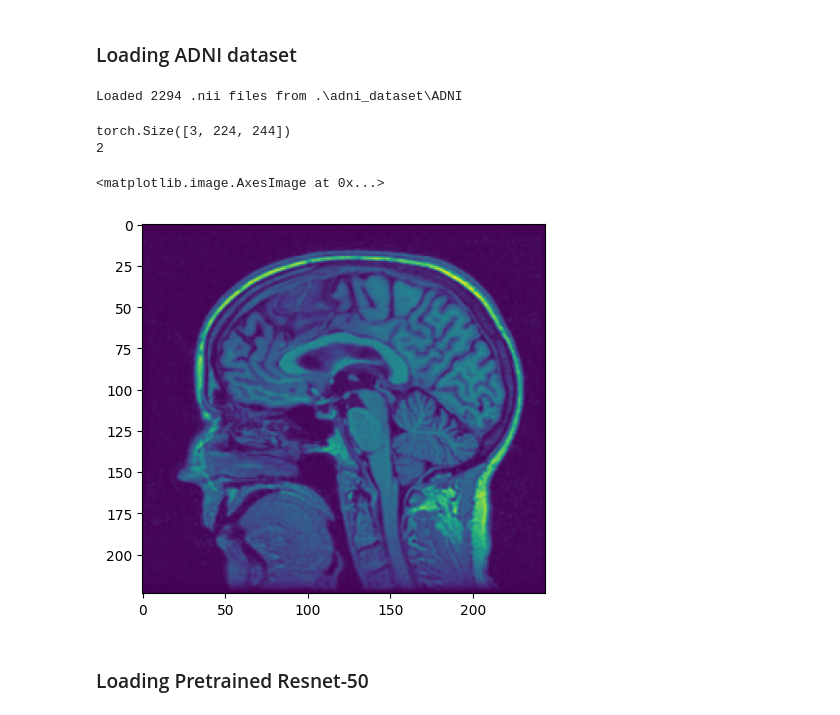
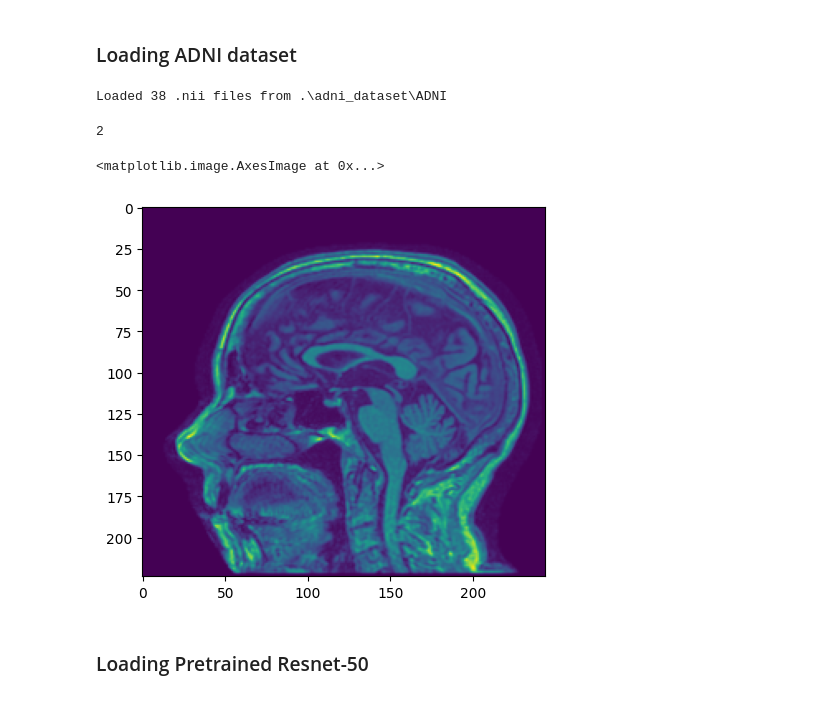
Before and after one commit to LouisOporto/cnn_adni_classification, a Jupyter notebook: adni_cnn.ipynb, the cells around one changed output. Drawn from its saved outputs; the diff is of its cells as text; code cells hidden in the pictures.

Commit message:
Import CSV to view proper label of the nifti image

```diff
--- a/adni_cnn.ipynb
+++ b/adni_cnn.ipynb
@@ -24,10 +26,13 @@ from matplotlib import pyplot as plt
 ### Class for loading ADNI data as Nifti file and loading ResNet-50
 # %%
 # Create class for loading NiftiDataset
+
+pattern = r"I[0-9]+"
 class NiftiDataset(Dataset):
-    def __init__(self, image_dir, transform=None):
+    def __init__(self, image_dir, csv_file, transform=None):
         self.image_dir = image_dir
         self.transform = transform
+        self.csv_data = pd.read_csv(csv_file).to_dict(orient='records')
         self.images = self.get_all_nifti_files(image_dir)
 
     def get_all_nifti_files(self, folder_path):
@@ -44,7 +49,9 @@ class NiftiDataset(Dataset):
         return len(self.images)
 
     def __getitem__(self, idx):
-        img = nib.load(self.images[idx]).get_fdata()  # Load NIfTI image as NumPy array
+        nii_data = nib.load(self.images[idx])
+        img = nii_data.get_fdata()
+        # img = nib.load(self.images[idx]).get_fdata()  # Load NIfTI image as NumPy array
         img = np.array(img, dtype=np.float32)
 
         # Assume middle slice
@@ -65,13 +72,16 @@ class NiftiDataset(Dataset):
 
     def get_label_from_filename(self, filename):
         """Extract label based on filename convention."""
-        if "CN" in filename:
-            return 0  # Cognitively Normal
-        elif "MCI" in filename:
-            return 1  # Mild Cognitive Impairment
-        elif "AD" in filename:
-            return 2  # Alzheimer's Disease
-        return -1  # Unknown label
+        id = re.search(pattern, filename).group()
+        for row in self.csv_data:
+            if row['Image Data ID'] == id:
+                if "CN" in row['Group']:
+                    return 0 # Congitively Normal
+                if "MCI" in row['Group']:
+                    return 1 # Mild Cognitive Impairment
+                elif "AD" in row['Group']:
+                    return 2 # Alzheimer's Disease
+                return -1
 # %%
 # Create class for loading ResNet-40 model
 class AlzheimerResNet(nn.Module):
@@ -97,7 +107,7 @@ transform = transforms.Compose([
 ])
 
 
-full_dataset = NiftiDataset(image_dir=".\\adni_dataset\\ADNI", transform=transform)
+full_dataset = NiftiDataset(image_dir=".\\adni_dataset\\ADNI", csv_file=".\\adni_dataset\\ADNI1_Complete_1Yr_1.5T_3_05_2025.csv", transform=transform)
 
 train_size = int(0.8 * len(full_dataset))
 test_size = len(full_dataset) - train_size
@@ -107,18 +117,16 @@ train_dataset, val_dataset = random_split(full_dataset, [train_size, test_size])
 train_loader = DataLoader(train_dataset, batch_size=16, shuffle=True)
 val_loader = DataLoader(val_dataset, batch_size=16, shuffle=False)
 # %% [output]
-Loaded 2294 .nii files from .\adni_dataset\ADNI
+Loaded 38 .nii files from .\adni_dataset\ADNI
 # %%
 ## Sample some of the images
-adni_sample, label = train_dataset[0]
-print(adni_sample.shape)
+adni_sample, label = train_dataset[1]
 print(label) # 0 = CN, 1 = MCI, 2 = AD (Current sample is AD)
 plt.imshow(adni_sample[2,:,:]) # Image contained is a 3 rgb with 224 x 224 size.
 # %% [output]
-torch.Size([3, 224, 244])
 2
 <matplotlib.image.AxesImage at 0x...>
-[figure, old version]
+[figure, new version]
 # %% [markdown]
 ### Loading Pretrained Resnet-50
 # %%
```
Also changed, not shown: parts of 2 cells of this notebook.
